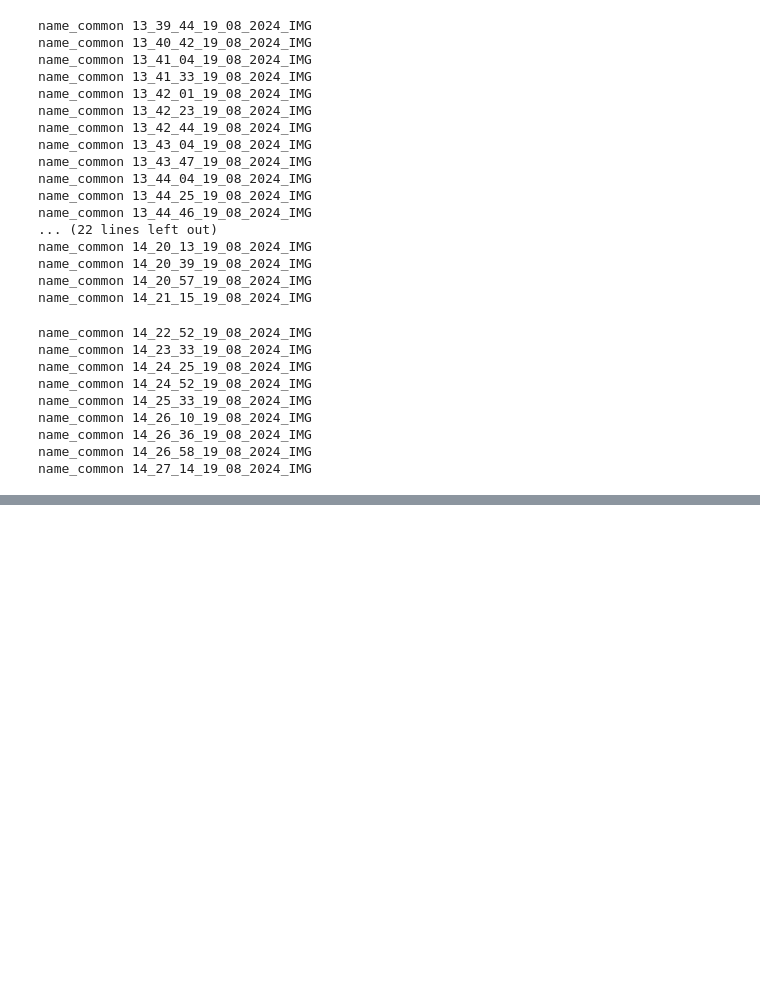
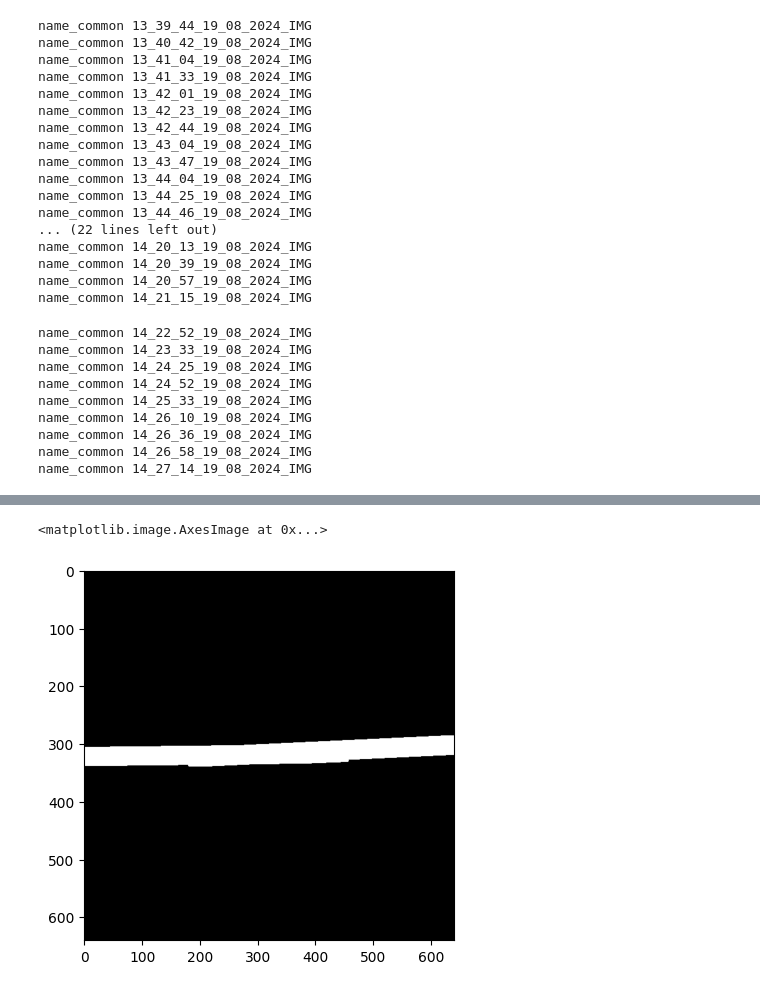
Before and after one commit to stevenaraujo98/integracion_pcl, a Jupyter notebook: detect_shape.ipynb, the cells around one changed output, grey strips where cells are left out. Saved outputs shown, nothing was run; the diff lists cells and outputs as text; code cells hidden in the pictures; blank space fills up the shorter version.

```diff
--- a/detect_shape.ipynb
+++ b/detect_shape.ipynb
@@ -275,3 +268,20 @@ avg_normal = np.array([   -0.10239,   -0.063222,    -0.99273])
+# %%
+list_centroides = np.array([[     12.906,     -5.6716,      325.04], [    -84.022,     0.51156,      323.71], [      70.97,      -8.224,      234.19]])
+# I 4 personas
+list_centroides = np.array([[-60.347764176796, -3.9895528734680283, 392.65137437520553], [101.13981171199478, 3.144458126190732, 414.0616904725735], [29.924939360861327, -3.2556900596185194, 398.18851764504336], [-145.27083144918882,  -2.6295289001328976, 387.81273939946743]])
+list_centroides = np.array([[-52.16309054453149, -4.384728105946059, 391.1344645234868], [38.77345695124703, -2.26010745091458, 392.2968368956842], [113.85823660932037, 1.818539837867501, 395.4663406940613], [-132.6410352179658, 0.12461937105346088, 387.6726789974258]])
+# C 4 personas
+# list_centroides = np.array([[-62.89662585235389, -4.244539765609056, 395.6929313342588], [-152.65559773092852, -1.116229748931671,  309.2238178977691], [36.97537186156347, -3.01008999724177, 382.5338752083111], [90.40059043138935, -4.564430817789882, 312.66217545792256]])
+
+centroide = np.array([  -0.048378,     -4.4613,      294.31])[[0, 2]]
+centroide = np.array([-18.638461138282178, -1.6825784267571784, 398.17858047307243])[[0, 2]]
+centroide = np.array([-8.043108050482473, -1.1754190869849193, 391.6425802776645])[[0, 2]]
+# centroide = np.array([-22.044065322582394, -3.2338225823930946, 350.0281999745654])[[0, 2]]
+
+avg_normal = np.array([   -0.10239,   -0.063222,    -0.99273])[[0, 2]]
+avg_normal = np.array([-0.008791280175760096, -0.06316180010548747, -0.9979645787302803])[[0, 2]]
+avg_normal = np.array([0.07352600043371224, -0.07850698984664584, -0.994198460975192])[[0, 2]]
+# avg_normal = np.array([-0.9466273703669277, -0.32055629970791966, -0.033768037991010316])[[0, 2]]
 # %%
 list_centroides
 # %% [output]
@@ -327,0 +515,29 @@ array([13,  5, 14,  2,  3], dtype=int32)
+# %%
+
+# # proyectar una linea que pase por dos puntos hacia el infinito
+# for points in list_inf:
+#     cv2.line(img, points[0], points[1], (0, 0, 0), 2)
+
+if mean_y-half_re_size < 0:
+    img_crop = img[:re_size, :]
+elif mean_y+half_re_size > big_size:
+    img_crop = img[big_size-re_size:, :]
+else:
+    img_crop = img[mean_y-half_re_size:mean_y+half_re_size, :]
+
+if mean_x-half_re_size < 0:
+    img_crop = img_crop[:, :re_size]
+elif mean_x+half_re_size > big_size:
+    img_crop = img_crop[:, big_size-re_size:]
+else:
+    img_crop = img_crop[:, mean_x-half_re_size:mean_x+half_re_size]
+
+img_crop = cv2.flip(img_crop, 0)
+# plt.imshow(img_crop)
+
+img_res = cv2.erode(img_crop, cv2.getStructuringElement(cv2.MORPH_RECT, (3, 3)), iterations=15) # _thick
+img_res_2 = cv2.bitwise_not(img_res) # _not_thick
+plt.imshow(img_res_2)
+# %% [output]
+<matplotlib.image.AxesImage at 0x...>
+[figure, added]
```
Also changed, not shown: parts of 20 cells of this notebook, 7 other files.
